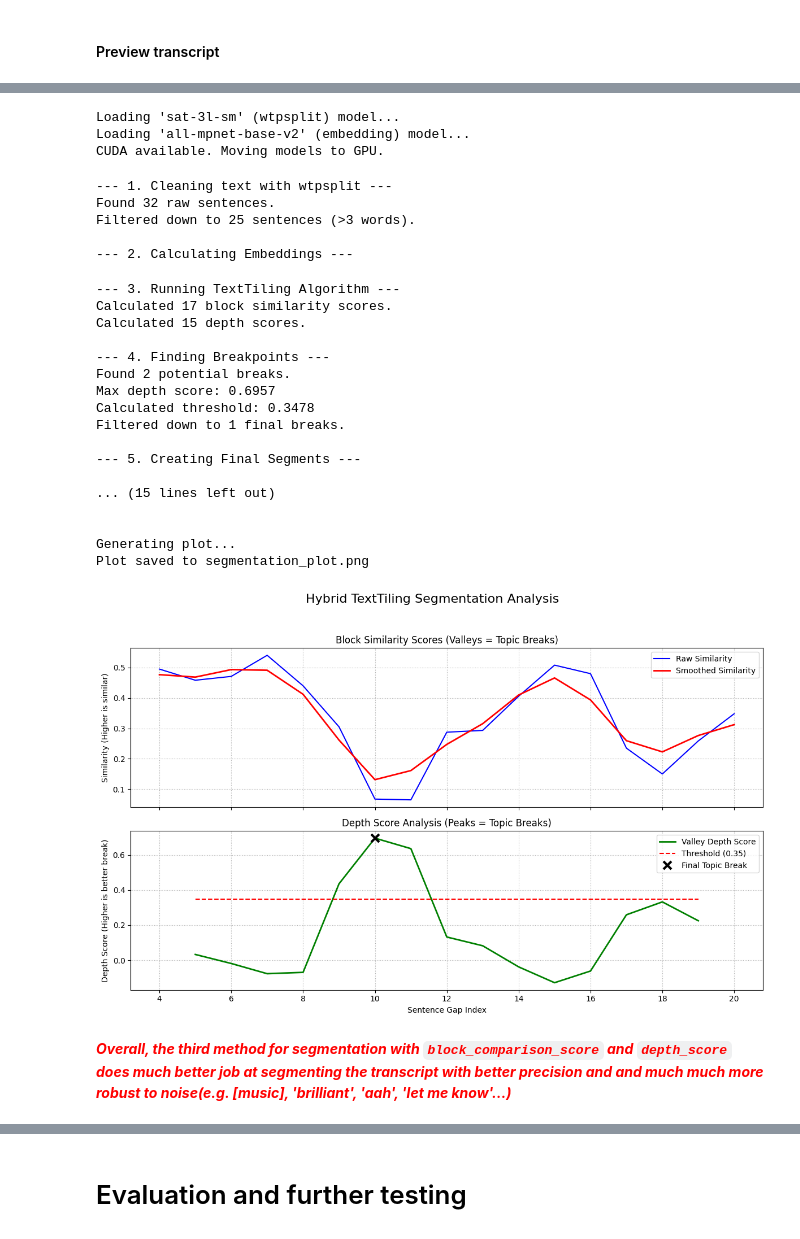
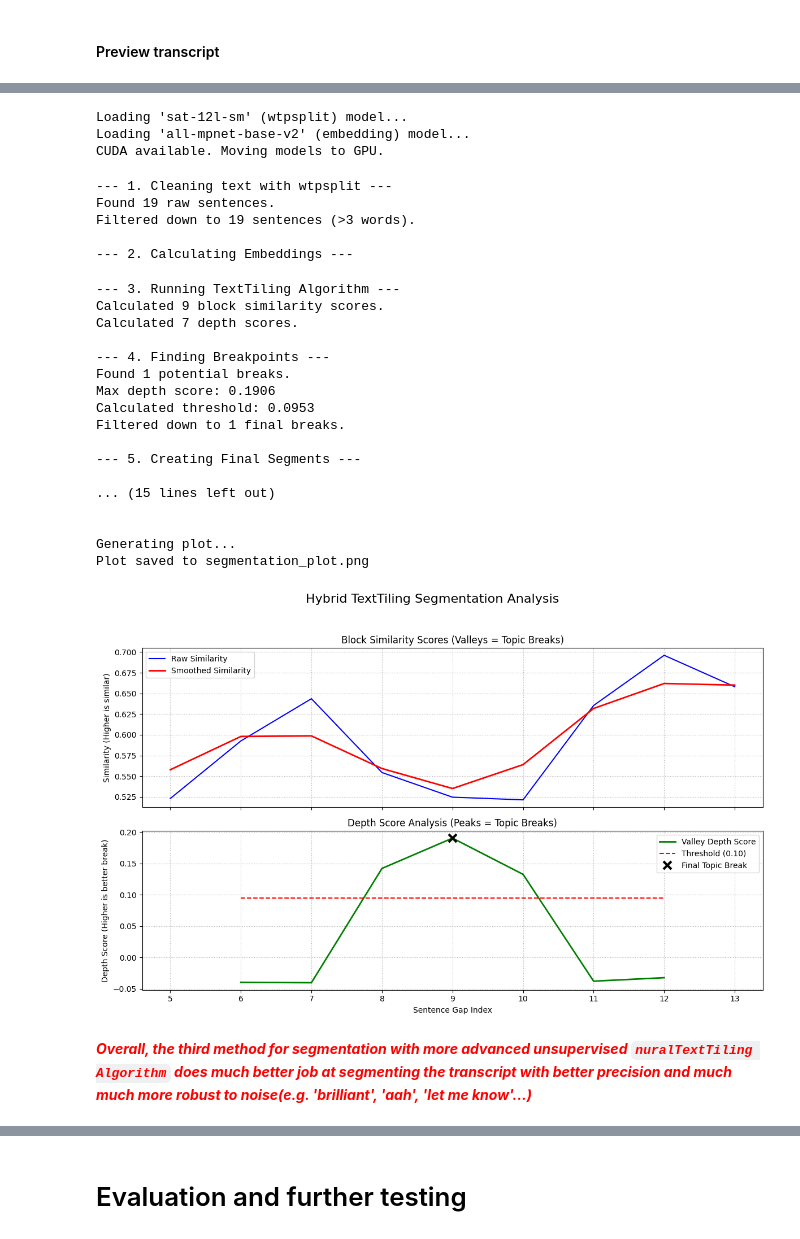
Before and after one commit to au-nlp/project-milestone-p2-group-10, a Jupyter notebook: main.ipynb, the cells around one changed output, grey strips where cells are left out. Saved outputs shown, nothing was run; the diff lists cells and outputs as text; code cells hidden in the pictures.

```diff
--- a/main.ipynb
+++ b/main.ipynb
@@ -80,7 +80,7 @@ dataset_sample.head(2)
 #spkr_data.iloc[7]['turnText']
 #spkr_data.head() scdw cdemdwegr32
 # %%
-episode = dataset_sample.iloc[3]["transcript"] # the first episodes transcript
+episode = dataset_sample.iloc[4]["transcript"] # the first episodes transcript
 # print(f"Transcript sample: {episode[:500]}...") # preview the first 500 chars
 print(f" Total length of the transcript: {len(episode)}")
 
@@ -429,8 +671,8 @@ So we wrote this song, Paul sat in return and I hope you enjoy it. [Music] [Musi
 # We load both models globally to be efficient.
 
 # Model 1: For splitting text into clean sentences
-print("Loading 'sat-3l-sm' (wtpsplit) model...")
-sat_model = SaT("sat-3l-sm")
+print("Loading 'sat-12l-sm' (wtpsplit) model...")
+sat_model = SaT("sat-12l-sm")
 
 # Model 2: For getting sentence embeddings
 print("Loading 'all-mpnet-base-v2' (embedding) model...")
@@ -470,14 +712,10 @@ def block_comparison_score(embs_stack, k=10): # <-- PARAMETER RENAMED
 
     scores = []
 
-    # *** FIX IS HERE ***
-    # The 'embs_stack' variable IS ALREADY the stacked tensor.
-    # The line `torch.stack(embeddings)` was removed.
-
     # Iterate from the first possible gap (after k sentences)
     # to the last possible gap (before k sentences from the end)
     for i in range(k, len(embs_stack) - k):
-        # Gap is between sentence (i) and (i+1)
+        # Score gap at (i): compare [s(i-k)...s(i-1)] with [s(i+1)...s(i+k)].
 
         # Block before: k sentences ending at i
         block_before = embs_stack[i-k : i]
@@ -727,7 +965,7 @@ def plot_segmentation_scores(plot_data, k=5):
     # To display the plot in a notebook, you might use plt.show()
     plt.show()
 # %% [output]
-Loading 'sat-3l-sm' (wtpsplit) model...
+Loading 'sat-12l-sm' (wtpsplit) model...
 Loading 'all-mpnet-base-v2' (embedding) model...
 CUDA available. Moving models to GPU.
 # %%
@@ -762,14 +1000,16 @@ sample_transcript = (
     "It's a bold claim, and we're going to dig into the science behind it. Thanks for tuning in."
 )
 
+
 # --- B. Set Hyperparameters ---
-# We use a smaller 'k' because our text is short.
 # For a long podcast, the paper's default of k=15 is better.
-K_BLOCK_SIZE = 4           # How many sentences in a block
+K_BLOCK_SIZE = 5           # How many sentences in a block
 MIN_SENTENCE_LEN = 3     # Filter sentences shorter than 3 words
 SMOOTH_PASSES = 1        # Number of smoothing passes
 SMOOTH_WINDOW = 1        # Window for smoothing
 THRESHOLD_FACTOR = 0.5   # 0.6 = break must be 60% of max depth
+
+# ----------------------at this point more hyperparameter testing is required--------------------------
 
 # --- C. Run Full Pipeline ---
 segments, plot_data = find_topical_segments(
@@ -784,40 +1024,40 @@ segments, plot_data = find_topical_segments(
 print("\n" + "="*30)
 print("HYBRID TEXTTILING SEGMENTATION RESULTS")
 print("="*30 + "\n")
 
 for i, segment in enumerate(segments):
     print(f"--- TOPICAL SEGMENT {i+1} ---\n")
     print(segment.strip())
     print("\n" + "-"*20 + "\n")
 # --- E. Plot Results ---
 if 'plt' in globals():
     plot_segmentation_scores(plot_data, k=K_BLOCK_SIZE)
 else:
     print("\nMatplotlib not installed. Skipping plot.")
     print("To see the plot, run: pip install matplotlib")
 # %% [output]
 --- 1. Cleaning text with wtpsplit ---
-Found 32 raw sentences.
-Filtered down to 25 sentences (>3 words).
+Found 19 raw sentences.
+Filtered down to 19 sentences (>3 words).
 
 --- 2. Calculating Embeddings ---
 --- 3. Running TextTiling Algorithm ---
-Calculated 17 block similarity scores.
-Calculated 15 depth scores.
+Calculated 9 block similarity scores.
+Calculated 7 depth scores.
 
 --- 4. Finding Breakpoints ---
-Found 2 potential breaks.
-Max depth score: 0.6957
-Calculated threshold: 0.3478
+Found 1 potential breaks.
+Max depth score: 0.1906
+Calculated threshold: 0.0953
 Filtered down to 1 final breaks.
 
 --- 5. Creating Final Segments ---
 
 ... (15 lines left out)
 
 
 Generating plot...
 Plot saved to segmentation_plot.png
-[figure, old version]
+[figure, new version]
 # %% [markdown]
-<p style="color:red"><strong><em>Overall, the third method for segmentation with <code>block_comparison_score</code> and <code>depth_score</code> does much better job at segmenting the transcript with better precision and and much much more robust to noise(e.g. [music], 'brilliant', 'aah', 'let me know'...)</em></strong></p>
+<p style="color:red"><strong><em>Overall, the third method for segmentation with more advanced unsupervised <code>nuralTextTiling Algorithm</code> does much better job at segmenting the transcript with better precision and much much more robust to noise(e.g. 'brilliant', 'aah', 'let me know'...)</em></strong></p>
```
Also changed, not shown: parts of 29 cells of this notebook.
